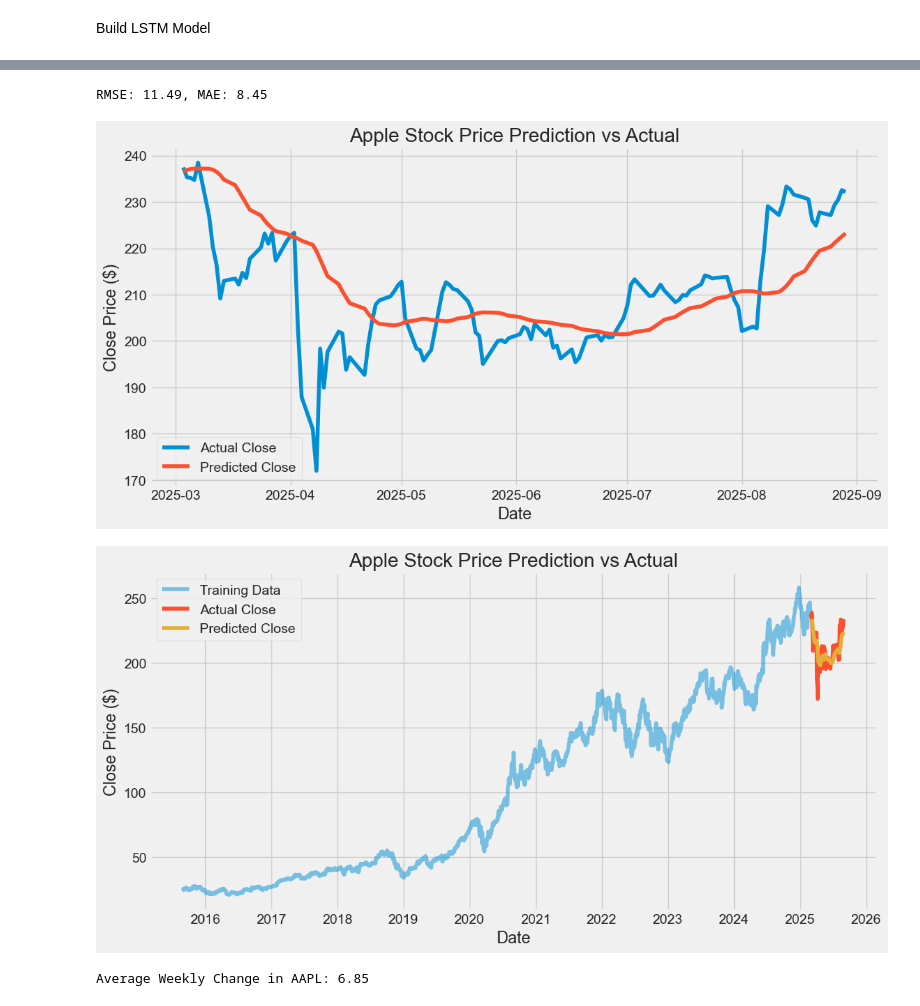
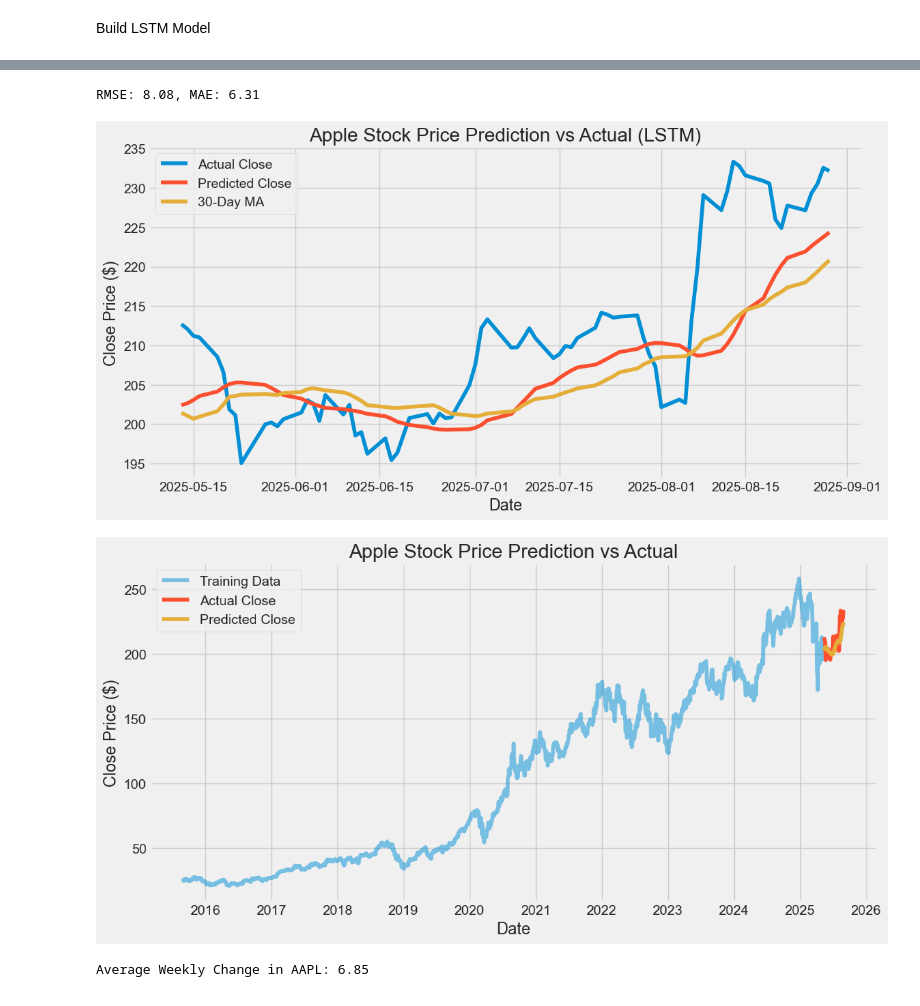
Before and after one commit to asitdave/Stock-Price-Prediction-and-Risk-Analysis, a Jupyter notebook: Stock-Price-Prediction-and-Risk-Analysis.ipynb, the cells around one changed output, grey strips where cells are left out. Drawn from its saved outputs; the diff is of its cells as text; code cells hidden in the pictures.

Commit message:
Improved LSTM model performance

```diff
--- a/Stock-Price-Prediction-and-Risk-Analysis.ipynb
+++ b/Stock-Price-Prediction-and-Risk-Analysis.ipynb
@@ -645,7 +645,7 @@ stock = 'AAPL'
 features = ['Close']
 target_feature = 'Close'
 seq_length = 120
-test_split_ratio = 0.05 # 5% for testing
+test_split_ratio = 0.03 # 3% for testing
 
 target_col = features.index(target_feature)
 print(f"Target Feature: {target_feature}")
@@ -824,21 +786,27 @@ mae = mean_absolute_error(y_true, y_pred)
 
 print(f"RMSE: {rmse:.2f}, MAE: {mae:.2f}")
 # %% [output]
-RMSE: 11.49, MAE: 8.45
+RMSE: 8.08, MAE: 6.31
 # %%
 train = stock_data[:len(train_target)]
 truth = stock_data[len(train_target):]
 # %%
 plt.figure(figsize=(12,6))
 plt.plot(truth.Date, truth.Close, label='Actual Close')
 plt.plot(truth.Date, y_pred, label='Predicted Close')
-plt.title(f'{comp_name[stock]} Stock Price Prediction vs Actual')
+
+
+plt.plot(close_prices.index[-76:],
+            close_prices[stock].rolling(window=30).mean()[-76:],
+            label="30-Day MA")
+
+plt.title(f'{comp_name[stock]} Stock Price Prediction vs Actual (LSTM)')
 plt.xlabel('Date')
 plt.ylabel('Close Price ($)')
 plt.legend()
 plt.show()
 # %% [output]
-[figure, old version]
+[figure, new version]
 # %%
 plt.figure(figsize=(12,6))
 plt.plot(train.Date, train.Close, label='Training Data', alpha=0.5)
@@ -850,7 +818,7 @@ plt.ylabel('Close Price ($)')
 plt.legend()
 plt.show()
 # %% [output]
-[figure, old version]
+[figure, new version]
 # %%
 weekly_change = close_prices['AAPL'].diff(90).mean()
 print(f"Average Weekly Change in AAPL: {weekly_change:.2f}")
```
Also changed, not shown: parts of 12 cells of this notebook, 1 other file.
